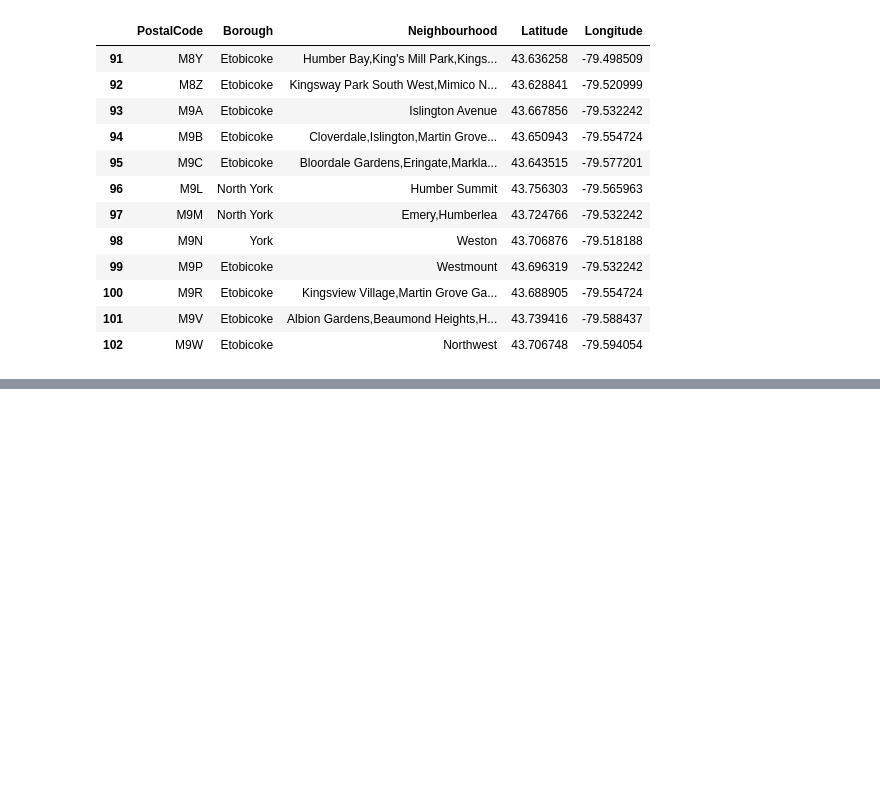
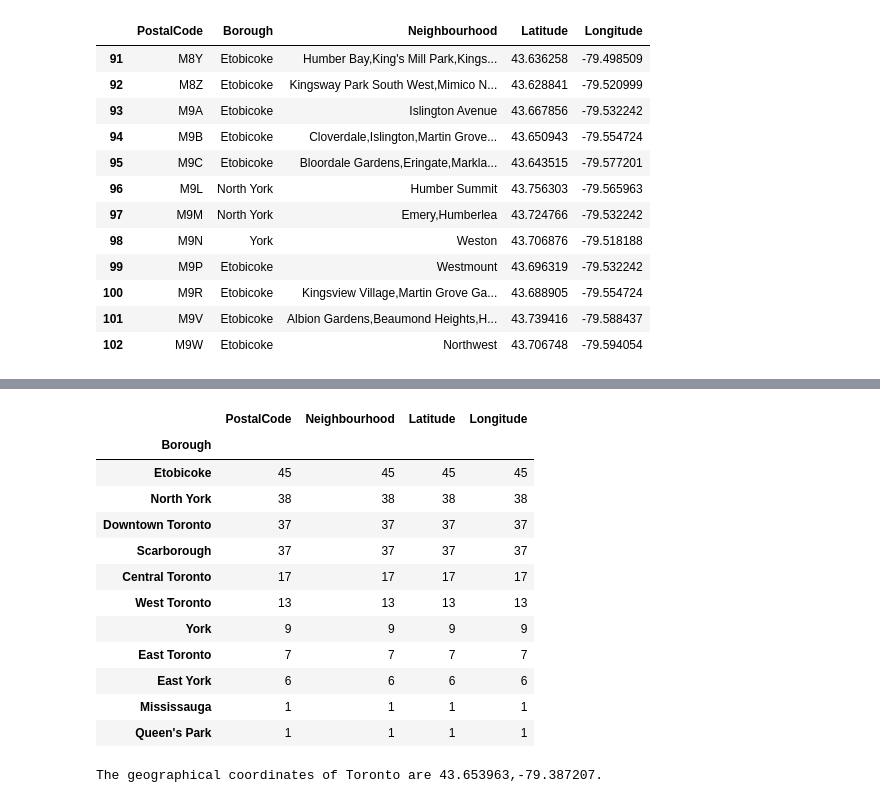
Before and after one commit to KumbleVijayalakshmi/Applied-Data-Science-Capstone, a Jupyter notebook: Neighborhoods in Toronto.ipynb, the cells around one changed output, grey strips where cells are left out. Saved outputs shown, nothing was run; the diff lists cells and outputs as text; code cells hidden in the pictures; blank space fills up the shorter version.

```diff
--- a/Neighborhoods in Toronto.ipynb
+++ b/Neighborhoods in Toronto.ipynb
@@ -130,3 +130,7 @@ toronto_merged.tail(12)
 | 100 | M9R | Etobicoke | Kingsview Village,Martin Grove Ga... | 43.688905 | -79.554724 |
 | 101 | M9V | Etobicoke | Albion Gardens,Beaumond Heights,H... | 43.739416 | -79.588437 |
 | 102 | M9W | Etobicoke | Northwest | 43.706748 | -79.594054 |
+# %%
+toronto_Neighbourhood = df_filtered
+toronto_Neighbourhood = toronto_Neighbourhood.join(df_coord.set_index('Postal Code'), on = 'PostalCode')
+toronto_Neighbourhood.head()
@@ -132,0 +204,2 @@ toronto_merged.tail(12)
+# %%
+toronto_nei_grouped = toronto_Neighbourhood.groupby('Borough').count()
@@ -132,0 +216,25 @@ toronto_merged.tail(12)
+# %%
+toronto_nei_grouped.sort_values(['Neighbourhood'], ascending=False)
+# %% [output]
+|  | PostalCode | Neighbourhood | Latitude | Longitude |
+| Borough |  |  |  |  |
+| Etobicoke | 45 | 45 | 45 | 45 |
+| North York | 38 | 38 | 38 | 38 |
+| Downtown Toronto | 37 | 37 | 37 | 37 |
+| Scarborough | 37 | 37 | 37 | 37 |
+| Central Toronto | 17 | 17 | 17 | 17 |
+| West Toronto | 13 | 13 | 13 | 13 |
+| York | 9 | 9 | 9 | 9 |
+| East Toronto | 7 | 7 | 7 | 7 |
+| East York | 6 | 6 | 6 | 6 |
+| Mississauga | 1 | 1 | 1 | 1 |
+| Queen's Park | 1 | 1 | 1 | 1 |
+# %%
+address = 'Toronto, CA'
+geolocator = Nominatim(user_agent='ny_explorer')
+location = geolocator.geocode(address)
+latitude = location.latitude
+longitude = location.longitude
+print("The geographical coordinates of Toronto are {},{}.".format(latitude, longitude))
+# %% [output]
+The geographical coordinates of Toronto are 43.653963,-79.387207.
```
Also changed, not shown: parts of 45 cells of this notebook.
